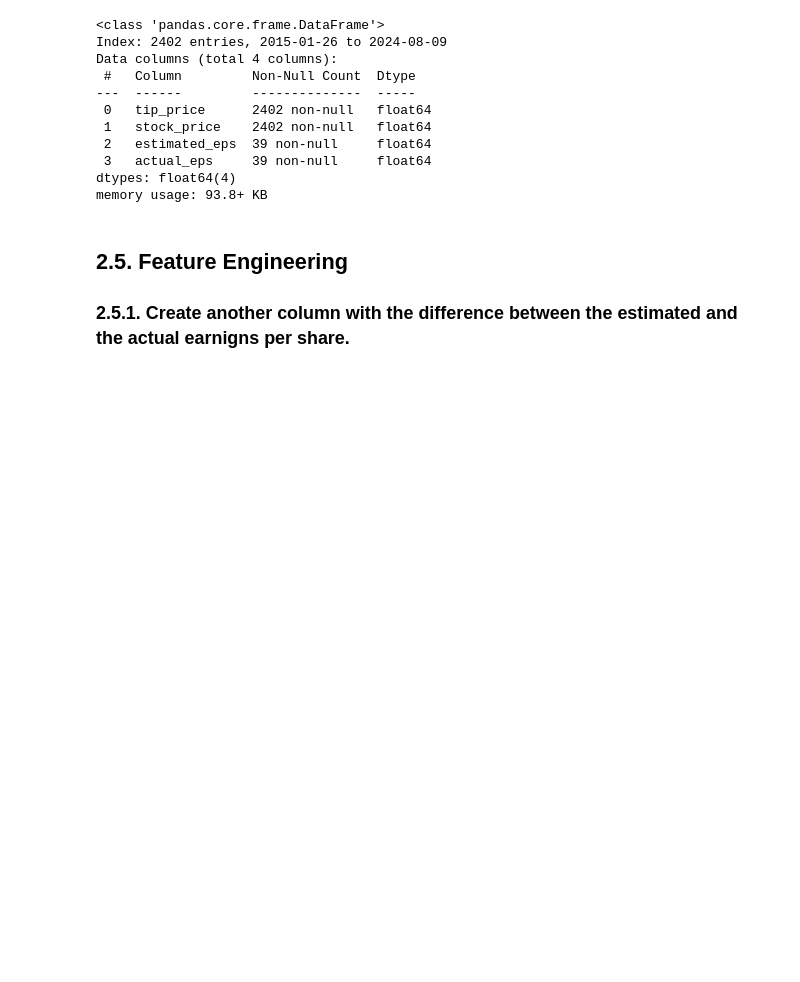
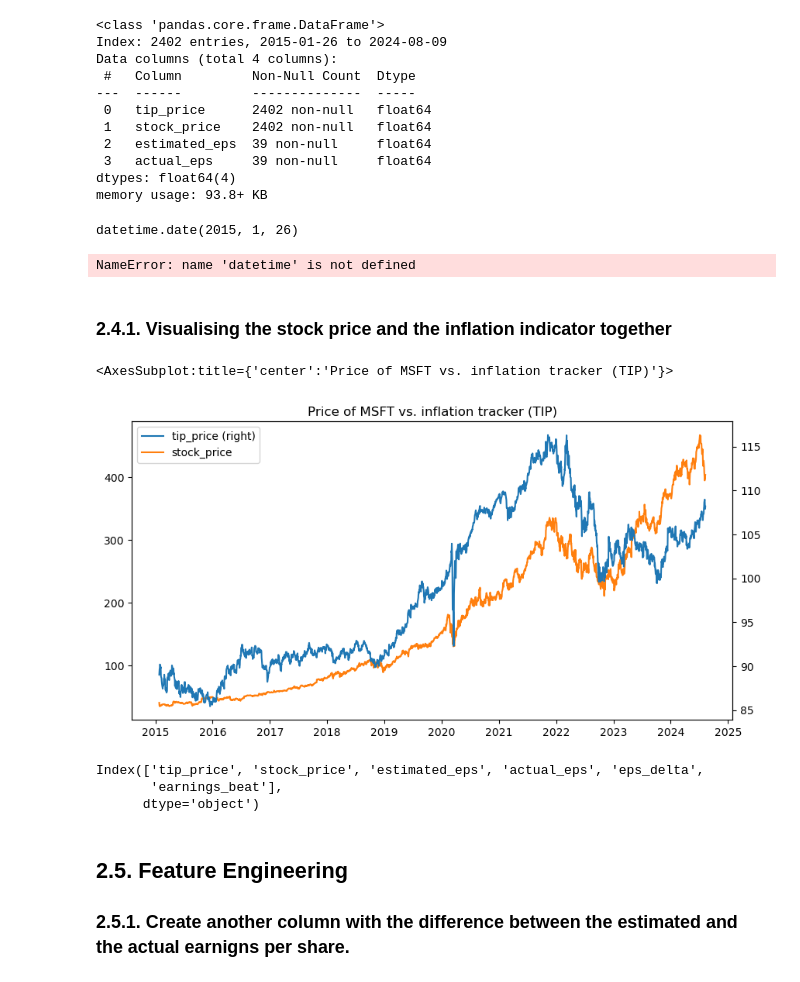
Before and after one commit to laura1machado1delostoyos/MSFTPricePrediction, a Jupyter notebook: Draft_XGBoost_Time_Series_Price_Analysis.ipynb, the cells around one changed output. Saved outputs shown, nothing was run; the diff lists cells and outputs as text; code cells hidden in the pictures; blank space fills up the shorter version.

```diff
--- a/Draft_XGBoost_Time_Series_Price_Analysis.ipynb
+++ b/Draft_XGBoost_Time_Series_Price_Analysis.ipynb
@@ -279,6 +279,31 @@ Data columns (total 4 columns):
  3   actual_eps     39 non-null     float64
 dtypes: float64(4)
 memory usage: 93.8+ KB
+# %%
+final.index[0]
+# %% [output]
+datetime.date(2015, 1, 26)
+# %%
+datetime.now()
+# %% [output]
+NameError: name 'datetime' is not defined
+# %% [markdown]
+### 2.4.1. Visualising the stock price and the inflation indicator together
+# %%
+final.plot(y = ['tip_price', 'stock_price'],
+           secondary_y = 'tip_price',
+           figsize = (10, 5), # stretching out the plot sideways
+           title = f'Price of {stock_ticker} vs. inflation tracker (TIP)',
+               )
+# %% [output]
+<AxesSubplot:title={'center':'Price of MSFT vs. inflation tracker (TIP)'}>
+[figure, added]
+# %%
+final.columns
+# %% [output]
+Index(['tip_price', 'stock_price', 'estimated_eps', 'actual_eps', 'eps_delta',
+       'earnings_beat'],
+      dtype='object')
 # %% [markdown]
 ## 2.5. Feature Engineering
 ### 2.5.1. Create another column with the difference between the estimated and the actual earnigns per share.
```
Also changed, not shown: parts of 1 cell of this notebook.
